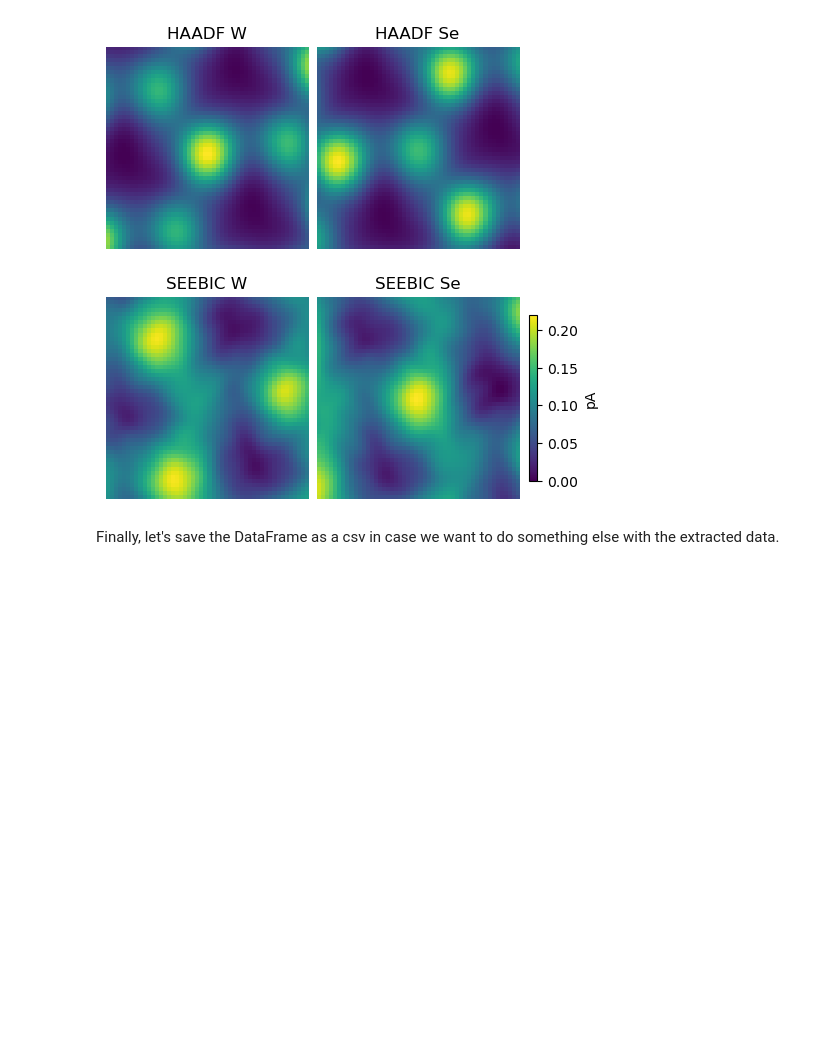
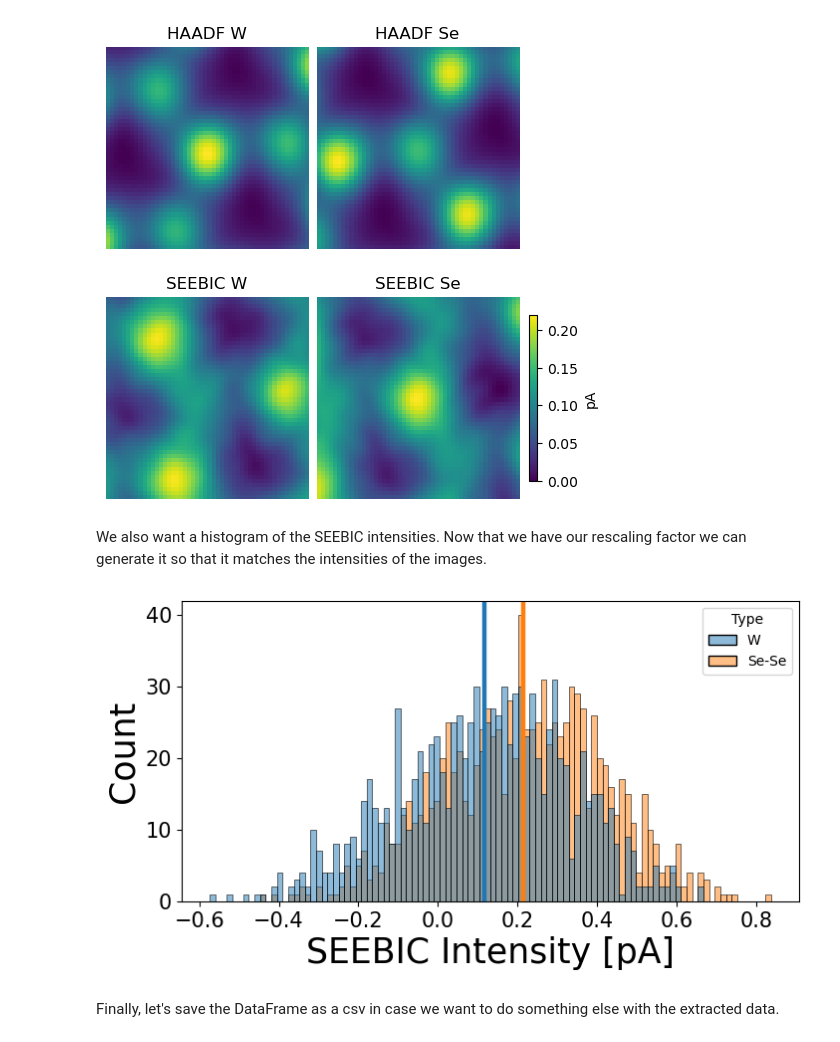
Before and after one commit to ondrejdyck/SEEBIC_electron_orbitals, a Jupyter notebook: atomai_analysis.ipynb, the cells around one changed output. Saved outputs shown, nothing was run; the diff lists cells and outputs as text; code cells hidden in the pictures; blank space fills up the shorter version.

```diff
--- a/atomai_analysis.ipynb
+++ b/atomai_analysis.ipynb
@@ -420,6 +422,32 @@ plt.savefig(basename+'_mean_response.png', bbox_inches='tight', dpi=200)
 plt.show()
 # %% [output]
 [figure]
+# %% [markdown]
+We also want a histogram of the SEEBIC intensities. Now that we have our rescaling factor we can generate it so that it matches the intensities of the images.
+# %%
+atomsdf_sub['Scaled SEEBIC Intensity'] = atomsdf_sub['SEEBIC Intensity']-min_val
+wmean = atomsdf_sub[atomsdf_sub['Type']=='W']['Scaled SEEBIC Intensity'].mean()
+semean = atomsdf_sub[atomsdf_sub['Type']=='Se-Se']['Scaled SEEBIC Intensity'].mean()
+wmean_error = atomsdf_sub[atomsdf_sub['Type']=='W']['Scaled SEEBIC Intensity'].sem()
+semean_error = atomsdf_sub[atomsdf_sub['Type']=='Se-Se']['Scaled SEEBIC Intensity'].sem()
+
+cols = sns.color_palette()
+
+fig, ax = plt.subplots(1, figsize=(8,4), facecolor='white', dpi=100)
+sns.histplot(data=atomsdf_sub, x='Scaled SEEBIC Intensity', hue='Type', bins=100, ax=ax)
+ax.set_xlabel('SEEBIC Intensity [pA]', fontsize=25)
+ax.set_ylabel('Count', fontsize=25)
+ax.tick_params(labelsize=15)
+
+# Show mean standard error using bars
+ax.axvspan(wmean-wmean_error/2, wmean+wmean_error/2, color=cols[0], alpha=1)
+ax.axvspan(semean-semean_error/2, semean+semean_error/2, color=cols[1], alpha=1)
+
+plt.savefig(basename+'_classified_SEEBIC_histogram.png', bbox_inches='tight', dpi=200)
+#plt.savefig(basename+'_classified_SEEBIC_histogram.svg', bbox_inches='tight')
+plt.show()
+# %% [output]
+[figure, added]
 # %% [markdown]
 Finally, let's save the DataFrame as a csv in case we want to do something else with the extracted data.
 # %%
```
Also changed, not shown: parts of 9 cells of this notebook, 3 other files.
